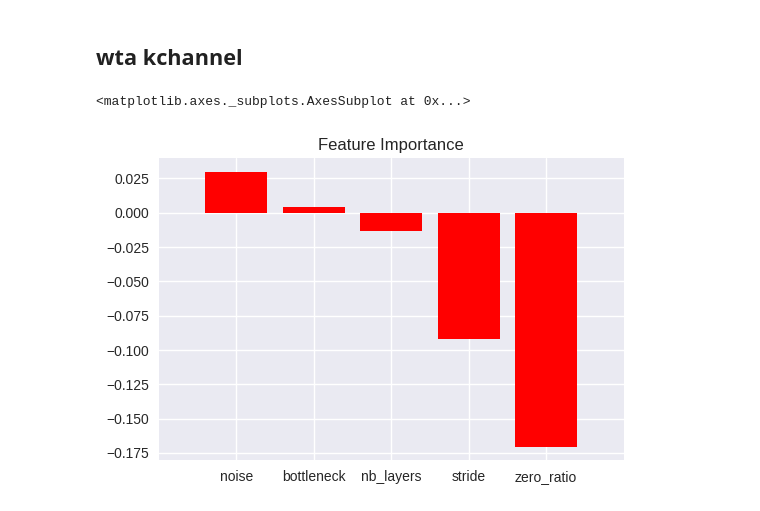
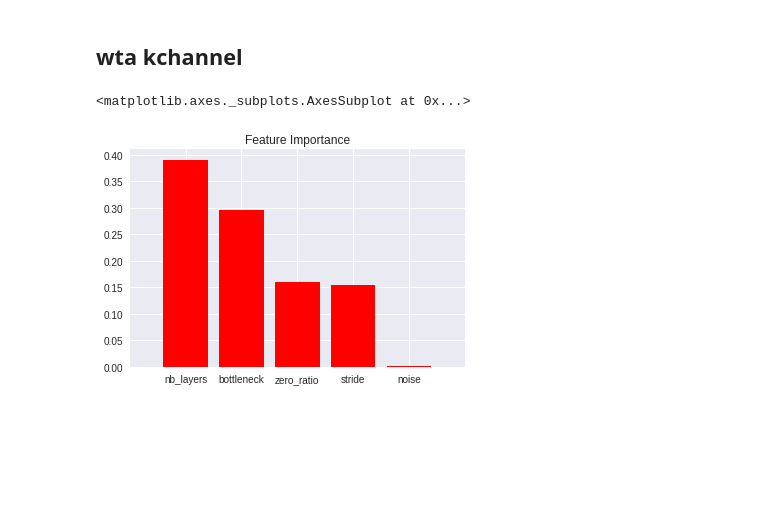
Before and after one commit to mehdidc/out_of_class, a Jupyter notebook: ae/ipynb/analysis.ipynb, the cells around one changed output. Drawn from its saved outputs; the diff is of its cells as text; code cells hidden in the pictures; blank space fills up the shorter version.

```diff
--- a/ae/ipynb/analysis.ipynb
+++ b/ae/ipynb/analysis.ipynb
@@ -154,15 +141,15 @@ for j in df.index:
 x = df_full[['nb_layers', 'bottleneck', 'stride', 'zero_ratio', 'noise']].fillna(-1)
 y = df_full['recons'].fillna(0.0)
 # %%
-import scikitplot as pl
+from scikitplot.estimators import plot_feature_importances
 from sklearn.ensemble import RandomForestRegressor, GradientBoostingRegressor
 from sklearn.linear_model import LinearRegression
 reg = LinearRegression()
-#reg = GradientBoostingRegressor(n_estimators=30, max_depth=20)
+reg = GradientBoostingRegressor(n_estimators=30, max_depth=20)
 reg.fit(x, y)
-reg.feature_importances_ = reg.coef_
-pl.estimators.plot_feature_importances(reg, feature_names=x.columns)
+#reg.feature_importances_ = reg.coef_
+plot_feature_importances(reg, feature_names=x.columns)
 # %% [output]
 <matplotlib.axes._subplots.AxesSubplot at 0x...>
-[figure, old version]
+[figure, new version]
 # %%
```
Also changed, not shown: parts of 6 cells of this notebook.
